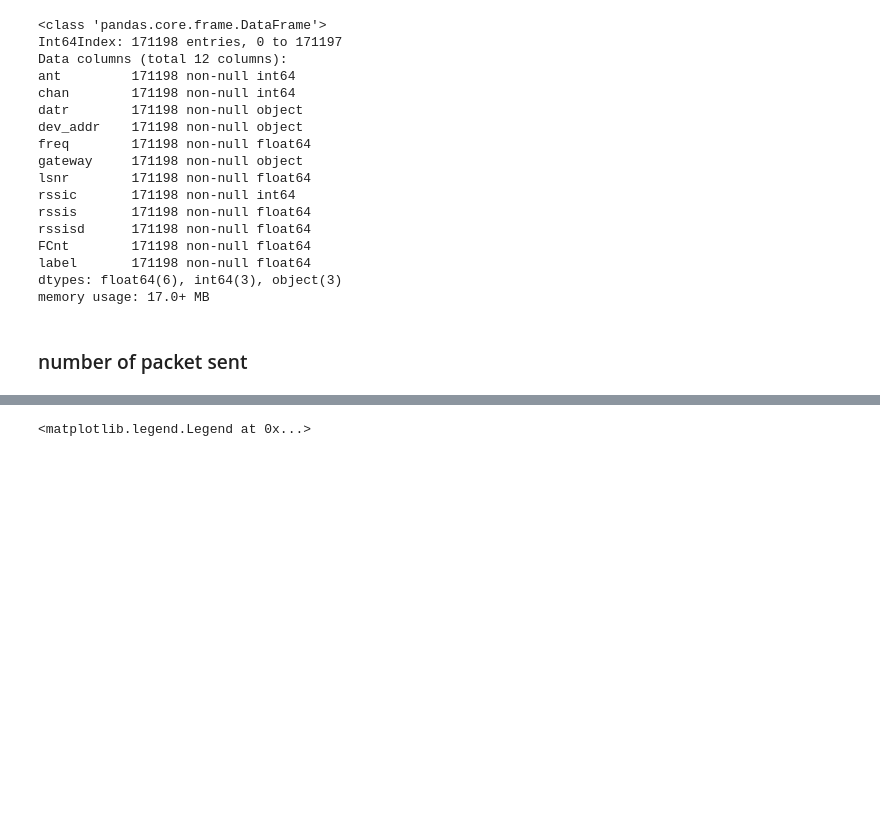
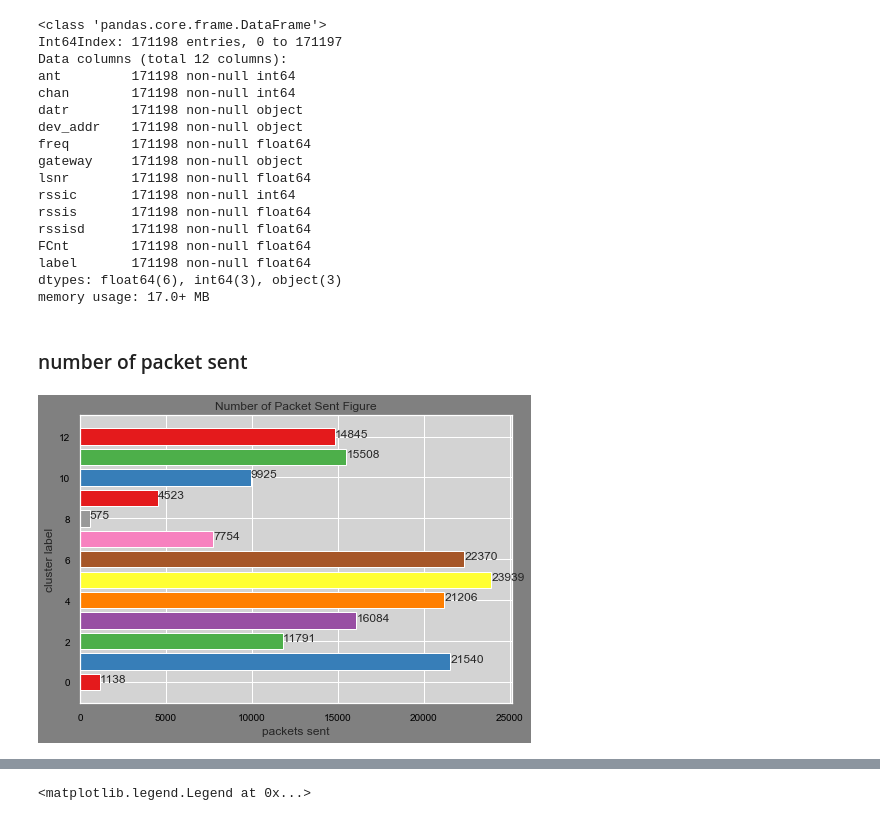
Before and after one commit to spiroskatsampiris/LoRaWAN, a Jupyter notebook: clean_data.ipynb, the cells around one changed output, grey strips where cells are left out. Saved outputs shown, nothing was run; the diff lists cells and outputs as text; code cells hidden in the pictures; blank space fills up the shorter version.

```diff
--- a/clean_data.ipynb
+++ b/clean_data.ipynb
@@ -564,4 +573,18 @@ memory usage: 17.0+ MB
 ### number of packet sent
 # %%
 labels_packet_number = data.groupby(['label']).size().to_dict()
+# %%
+x = list(labels_packet_number.keys())
+y = list(labels_packet_number.values())
+
+fig = plt.figure(figsize=(6,4))
+ax = fig.add_axes([0,0,1,1])
+ax.barh(x, y,color = color)
+plt.title('Number of Packet Sent Figure')
+plt.ylabel('cluster label')
+plt.xlabel('packets sent')
+for index, value in enumerate(y):
+    plt.text(value, index, str(value))
+# %% [output]
+[figure, added]
 # %%
```
Also changed, not shown: parts of 7 cells of this notebook.
